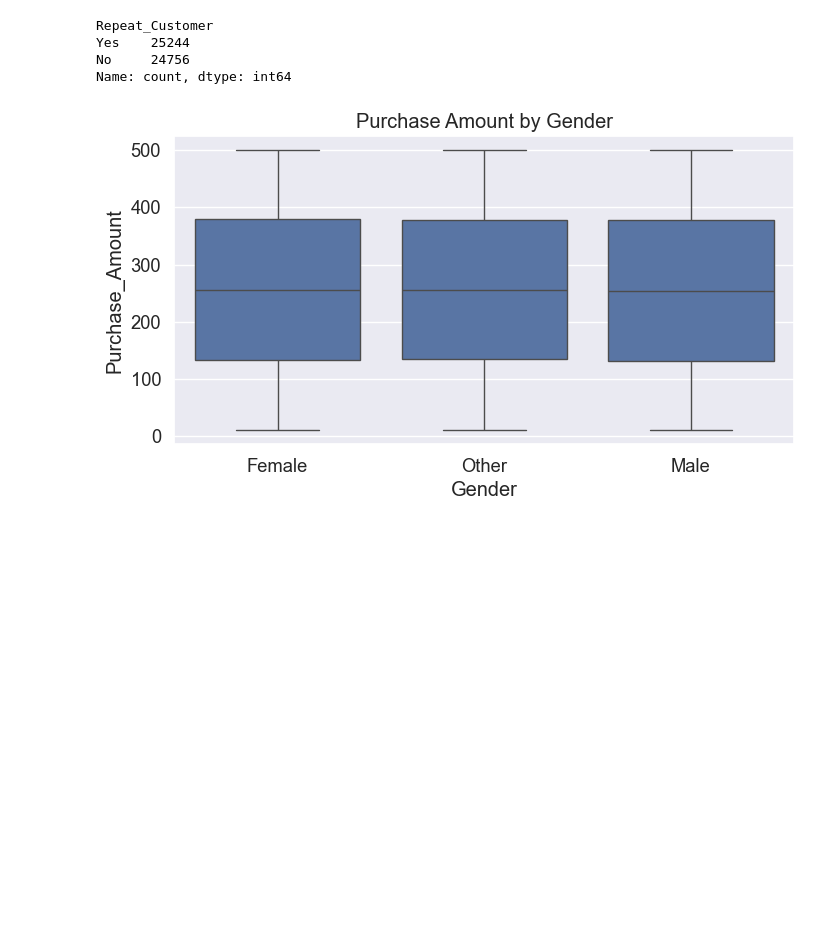
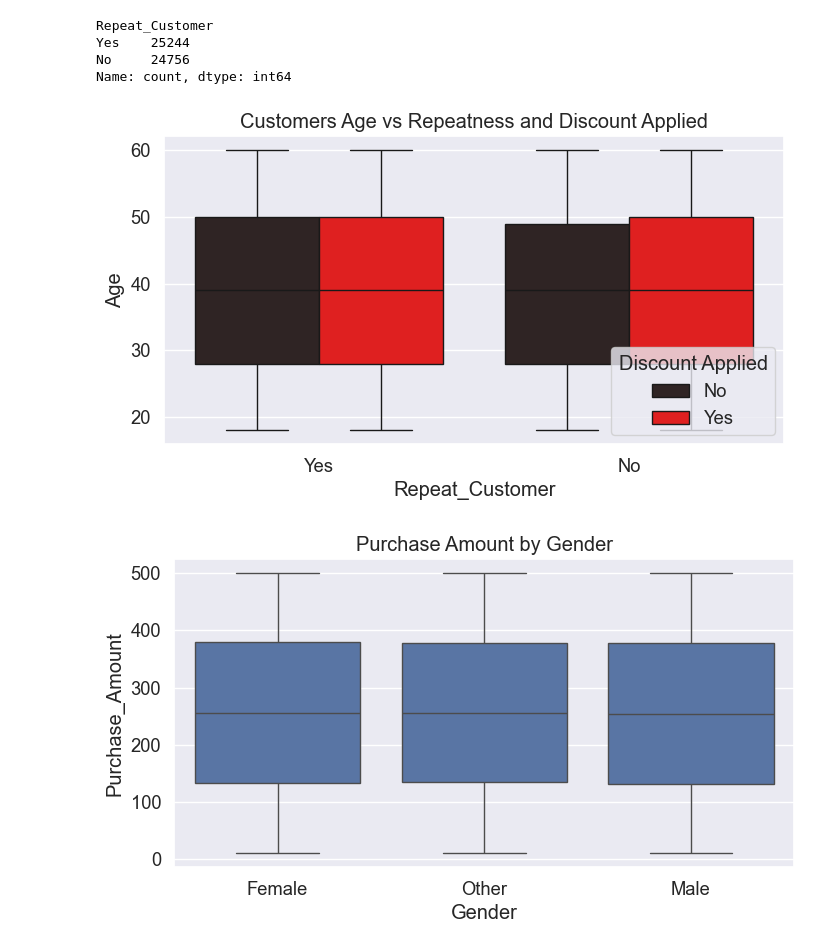
Before and after one commit to BUFONJOKER/ml-ds-internship, a Jupyter notebook: Task1/eda_formatted.ipynb, the cells around one changed output. Saved outputs shown, nothing was run; the diff lists cells and outputs as text; code cells hidden in the pictures; blank space fills up the shorter version.

Commit message:
customer demographics added

```diff
--- a/Task1/eda_formatted.ipynb
+++ b/Task1/eda_formatted.ipynb
@@ -270,6 +270,14 @@ Repeat_Customer
 Yes    25244
 No     24756
 Name: count, dtype: int64
+# %%
+sns.boxplot(data=df,x='Repeat_Customer',y='Age',
+    hue='Discount_Applied',palette='dark:red')
+plt.legend(title="Discount Applied",loc='lower right')
+plt.title("Customers Age vs Repeatness and Discount Applied")
+plt.show()
+# %% [output]
+[figure, added]
 # %%
 sns.boxplot(data=df, x='Gender', y='Purchase_Amount')
 plt.title('Purchase Amount by Gender')
```
Also changed, not shown: parts of 1 cell of this notebook.
